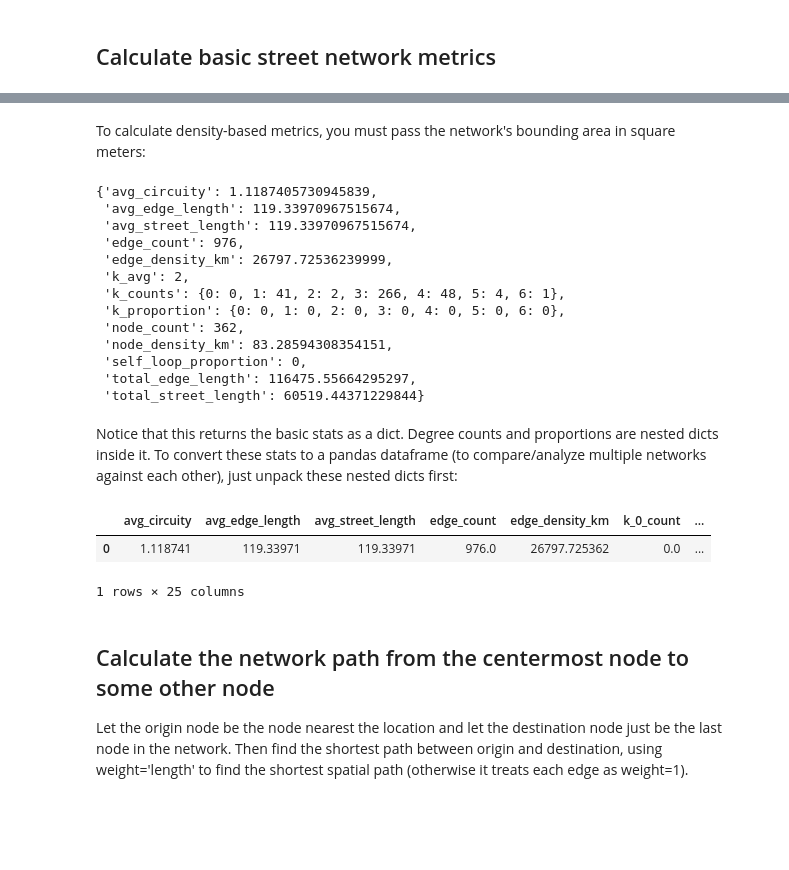
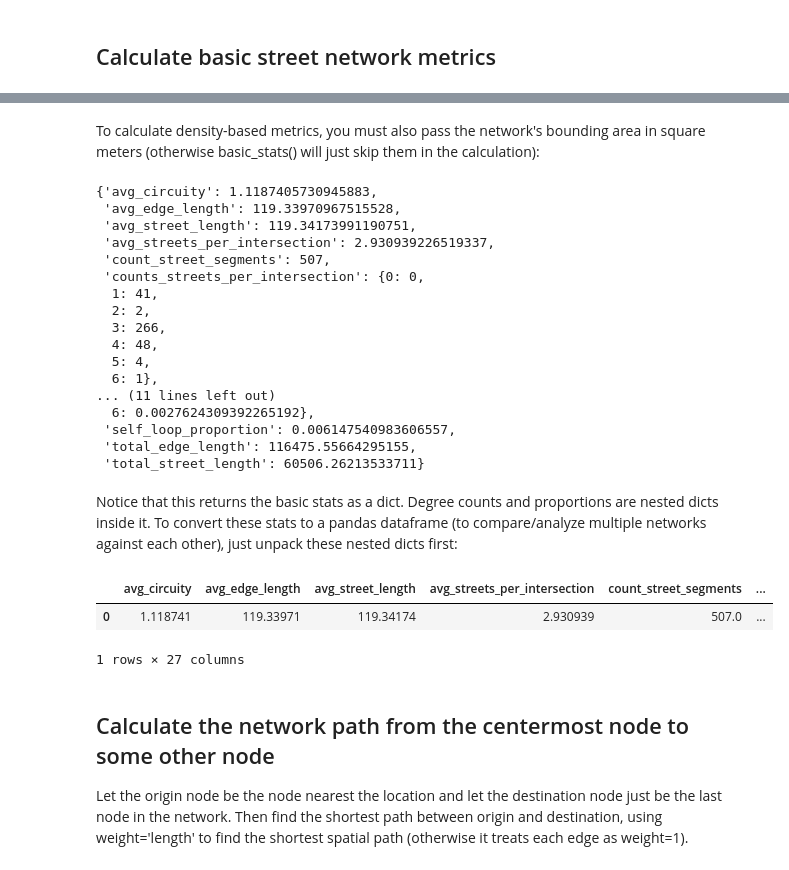
Before and after one commit to gboeing/osmnx, a Jupyter notebook: examples/06-example-osmnx-networkx.ipynb, the cells around one changed output, grey strips where cells are left out. Drawn from its saved outputs; the diff is of its cells as text; code cells hidden in the pictures; blank space fills up the shorter version.

```diff
--- a/examples/06-example-osmnx-networkx.ipynb
+++ b/examples/06-example-osmnx-networkx.ipynb
@@ -15,47 +15,50 @@ stats['avg_circuity']
 # %% [markdown]
-To calculate density-based metrics, you must pass the network's bounding area in square meters:
+To calculate density-based metrics, you must also pass the network's bounding area in square meters (otherwise basic_stats() will just skip them in the calculation):
 # %%
 # get the street network for a place, and its area in square meters, then calculate basic stats
 place = 'Piedmont, California, USA'
 gdf = ox.gdf_from_place(place)
-gdf_projected = ox.project_gdf(gdf)
-area = gdf_projected.unary_union.area
+area = ox.project_gdf(gdf).unary_union.area
 G = ox.graph_from_place(place, network_type='drive_service')
 stats = ox.basic_stats(G, area=area)
 stats
 # %% [output]
-{'avg_circuity': 1.1187405730945839,
- 'avg_edge_length': 119.33970967515674,
- 'avg_street_length': 119.33970967515674,
- 'edge_count': 976,
- 'edge_density_km': 26797.72536239999,
- 'k_avg': 2,
- 'k_counts': {0: 0, 1: 41, 2: 2, 3: 266, 4: 48, 5: 4, 6: 1},
- 'k_proportion': {0: 0, 1: 0, 2: 0, 3: 0, 4: 0, 5: 0, 6: 0},
- 'node_count': 362,
- 'node_density_km': 83.28594308354151,
- 'self_loop_proportion': 0,
- 'total_edge_length': 116475.55664295297,
- 'total_street_length': 60519.44371229844}
+{'avg_circuity': 1.1187405730945883,
+ 'avg_edge_length': 119.33970967515528,
+ 'avg_street_length': 119.34173991190751,
+ 'avg_streets_per_intersection': 2.930939226519337,
+ 'count_street_segments': 507,
+ 'counts_streets_per_intersection': {0: 0,
+  1: 41,
+  2: 2,
+  3: 266,
+  4: 48,
+  5: 4,
+  6: 1},
+... (11 lines left out)
+  6: 0.0027624309392265192},
+ 'self_loop_proportion': 0.006147540983606557,
+ 'total_edge_length': 116475.55664295155,
+ 'total_street_length': 60506.26213533711}
 # %% [markdown]
 Notice that this returns the basic stats as a dict. Degree counts and proportions are nested dicts inside it. To convert these stats to a pandas dataframe (to compare/analyze multiple networks against each other), just unpack these nested dicts first:
 # %%
-# unpack k-counts and k-proportion dicts into individiual keys:values
-for k, count in stats['k_counts'].items():
-    stats['k_{}_count'.format(k)] = count
-for k, proportion in stats['k_proportion'].items():
-    stats['k_{}_proportion'.format(k)] = proportion
+# unpack dicts into individiual keys:values
+for k, count in stats['counts_streets_per_intersection'].items():
+    stats['int_{}_count'.format(k)] = count
+for k, proportion in stats['proportion_streets_per_intersection'].items():
+    stats['int_{}_prop'.format(k)] = proportion
 
 # delete the no longer needed dict elements
-del stats['k_counts']
-del stats['k_proportion']
+del stats['counts_streets_per_intersection']
+del stats['proportion_streets_per_intersection']
 
 # load as a pandas dataframe
 pd.DataFrame(pd.Series(stats)).T
 # %% [output]
-|  | avg_circuity | avg_edge_length | avg_street_length | edge_count | edge_density_km | k_0_count | ... |
-| 0 | 1.118741 | 119.33971 | 119.33971 | 976.0 | 26797.725362 | 0.0 | ... |
+|  | avg_circuity | avg_edge_length | avg_street_length | avg_streets_per_intersection | count_street_segments | ... |
+| 0 | 1.118741 | 119.33971 | 119.34174 | 2.930939 | 507.0 | ... |
-1 rows × 25 columns
+1 rows × 27 columns
 # %% [markdown]
 ## Calculate the network path from the centermost node to some other node
 Let the origin node be the node nearest the location and let the destination node just be the last node in the network. Then find the shortest path between origin and destination, using weight='length' to find the shortest spatial path (otherwise it treats each edge as weight=1).
```
Also changed, not shown: parts of 2 cells of this notebook, 8 other files.
